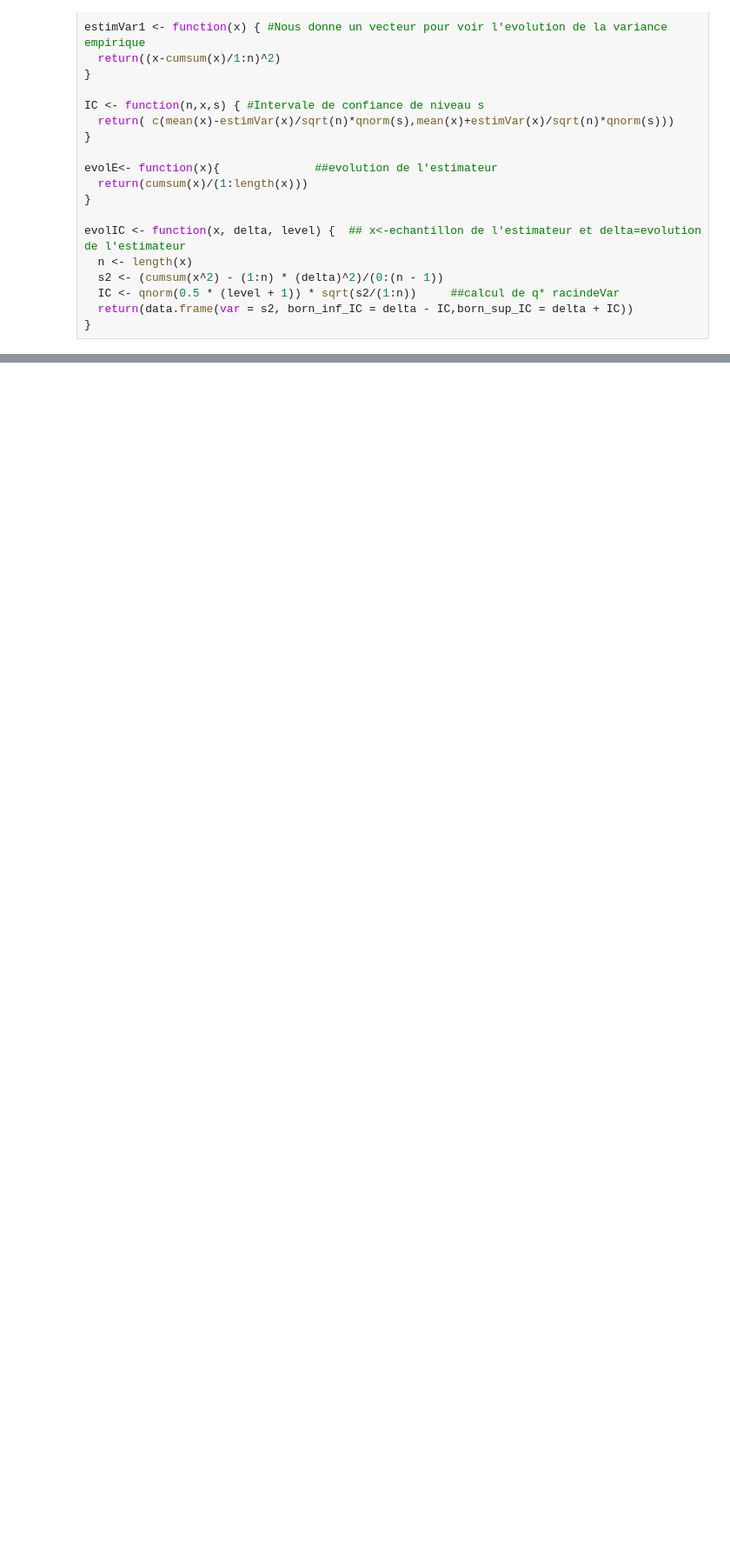
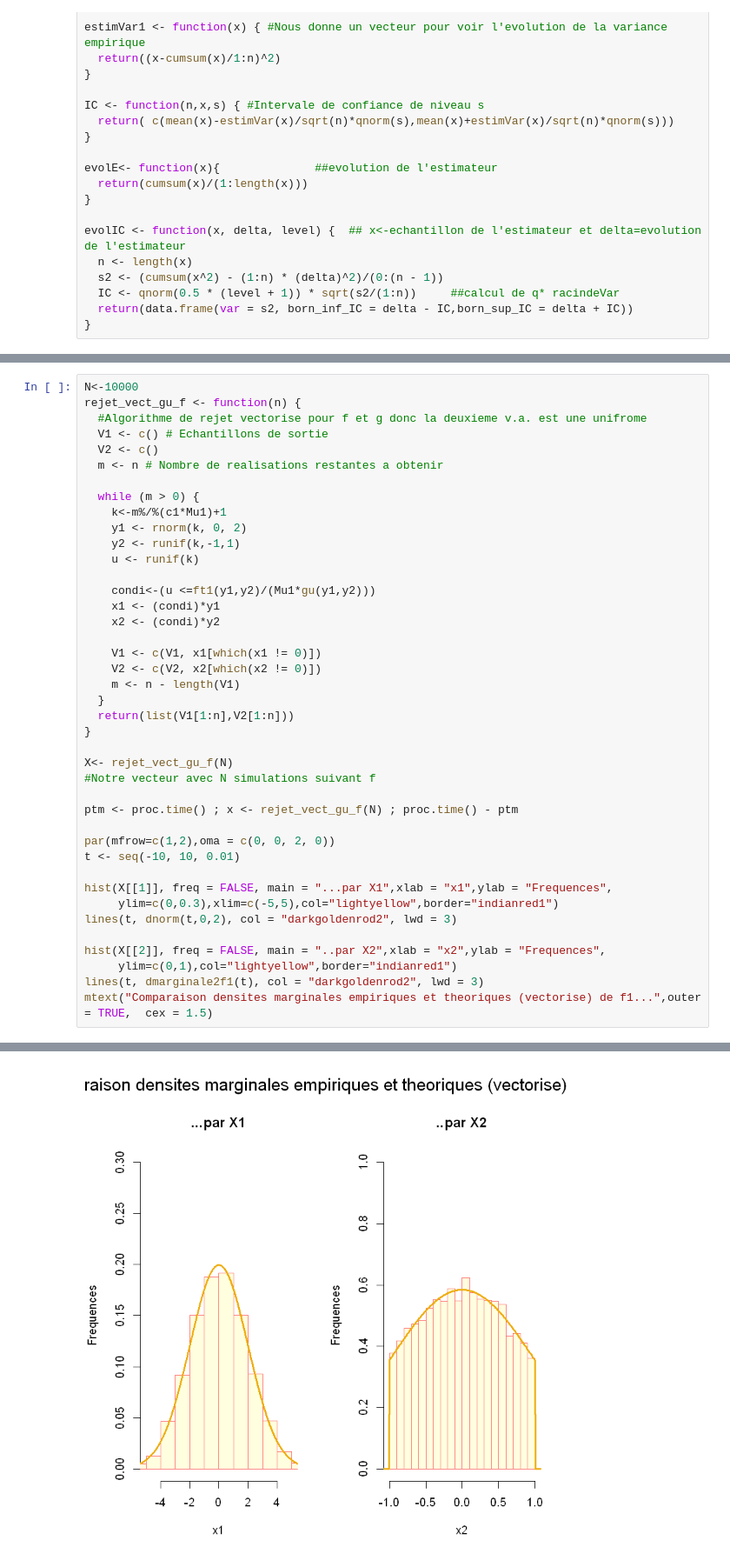
Before and after one commit to DatenBiene/Statistiques1_ProjetEnsae, a Jupyter notebook: Code R.ipynb, the cells around one changed output, grey strips where cells are left out. Shown at 87% size. Drawn from its saved outputs; the diff is of its cells as text; blank space fills up the shorter version.

```diff
--- a/Code R.ipynb
+++ b/Code R.ipynb
@@ -113,0 +253,42 @@ evolIC <- function(x, delta, level) {  ## x<-echantillon de l'estimateur et delt
+# %%
+N<-10000
+rejet_vect_gu_f <- function(n) {
+  #Algorithme de rejet vectorise pour f et g donc la deuxieme v.a. est une unifrome
+  V1 <- c() # Echantillons de sortie
+  V2 <- c()
+  m <- n # Nombre de realisations restantes a obtenir
+
+  while (m > 0) {
+    k<-m%/%(c1*Mu1)+1
+    y1 <- rnorm(k, 0, 2)
+    y2 <- runif(k,-1,1)
+    u <- runif(k)
+
+    condi<-(u <=ft1(y1,y2)/(Mu1*gu(y1,y2)))
+    x1 <- (condi)*y1
+    x2 <- (condi)*y2
+
+    V1 <- c(V1, x1[which(x1 != 0)])
+    V2 <- c(V2, x2[which(x2 != 0)])
+    m <- n - length(V1)
+  }
+  return(list(V1[1:n],V2[1:n]))
+}
+
+X<- rejet_vect_gu_f(N)
+#Notre vecteur avec N simulations suivant f
+
+ptm <- proc.time() ; x <- rejet_vect_gu_f(N) ; proc.time() - ptm
+
+par(mfrow=c(1,2),oma = c(0, 0, 2, 0))
+t <- seq(-10, 10, 0.01)
+
+hist(X[[1]], freq = FALSE, main = "...par X1",xlab = "x1",ylab = "Frequences",
+     ylim=c(0,0.3),xlim=c(-5,5),col="lightyellow",border="indianred1")
+lines(t, dnorm(t,0,2), col = "darkgoldenrod2", lwd = 3)
+
+hist(X[[2]], freq = FALSE, main = "..par X2",xlab = "x2",ylab = "Frequences",
+     ylim=c(0,1),col="lightyellow",border="indianred1")
+lines(t, dmarginale2f1(t), col = "darkgoldenrod2", lwd = 3)
+mtext("Comparaison densites marginales empiriques et theoriques (vectorise) de f1...",outer = TRUE,  cex = 1.5)
+# %% [output]
@@ -114,3 +297,4 @@ evolIC <- function(x, delta, level) {  ## x<-echantillon de l'estimateur et delt
+[figure, added]
 # %%
 n<-10000
 lev<-0.95 ##niveau de l'intervalle de confiance
```
Also changed, not shown: parts of 13 cells of this notebook, 3 other files.
